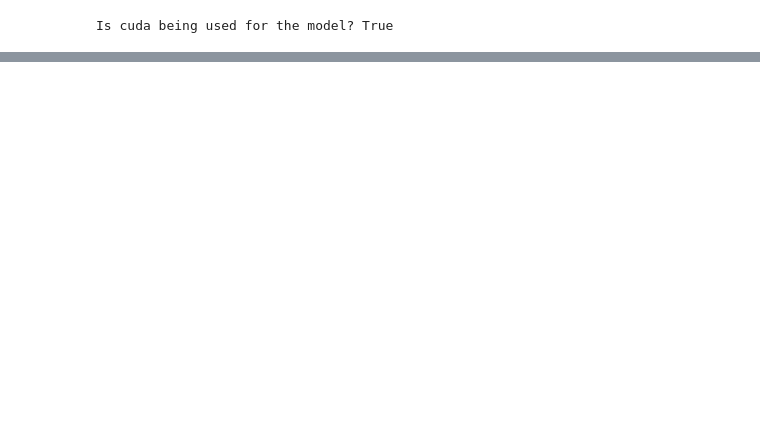
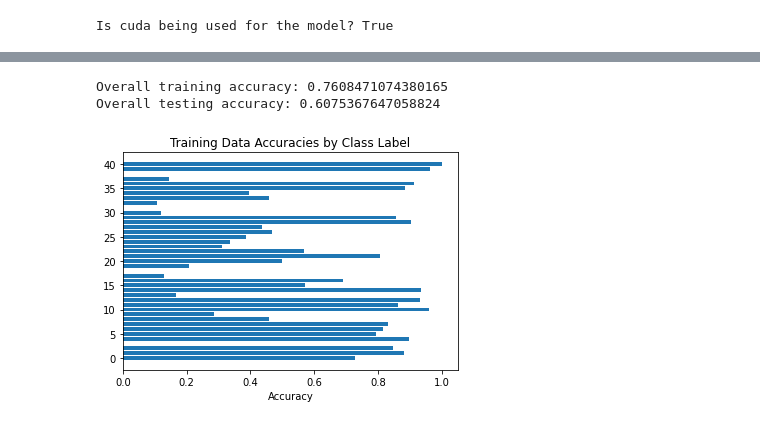
Before and after one commit to willowec/biome_detector, a Jupyter notebook: networks/CCECNN.ipynb, the cells around one changed output, grey strips where cells are left out. Drawn from its saved outputs; the diff is of its cells as text; code cells hidden in the pictures; blank space fills up the shorter version.

```diff
--- a/networks/CCECNN.ipynb
+++ b/networks/CCECNN.ipynb
@@ -222,8 +227,8 @@ Clipping input data to the valid range for imshow with RGB data ([0..1] for floa
 # %%
 # Hyperparameters
-batch_size = 64
-learning_rate = 1e-3
-epochs = 100
+batch_size = 128
+learning_rate = 2e-3
+epochs = 10  # we are seeing exploding gradient issues at high epochs
 momentum = 0.9
 
 
@@ -427,10 +431,27 @@ pred, labels = model.predict(training_dataloader)
 accuracies_train, accuracy_train = per_class_accuracies(pred, labels)
 
 print("Overall training accuracy:", accuracy_train)
-print("Training accuracy by class:\n", accuracies_train)
+#print("Training accuracy by class:\n", accuracies_train)
 
 pred, labels = model.predict(test_dataloader)
 accuracies_test, accuracy_test = per_class_accuracies(pred, labels)
 
 print("Overall testing accuracy:", accuracy_test)
-print("Training accuracy by class:\n", accuracies_test)
+#print("Training accuracy by class:\n", accuracies_test)
+# %% [output]
+Overall training accuracy: 0.7608471074380165
+Overall testing accuracy: 0.6075367647058824
+# %%
+# plot the per class accuracies
+import matplotlib.pylab as plt
+
+d = sorted(accuracies_train.items(), key=lambda x: x[1]) # sort the accuracies by accuracy
+x, y = zip(*d)
+fig, ax = plt.subplots()
+ax.barh(x, y)
+plt.title("Training Data Accuracies by Class Label")
+plt.xlabel("Accuracy")
+
+plt.show()
+# %% [output]
+[figure, added]
```
Also changed, not shown: parts of 3 cells of this notebook.
